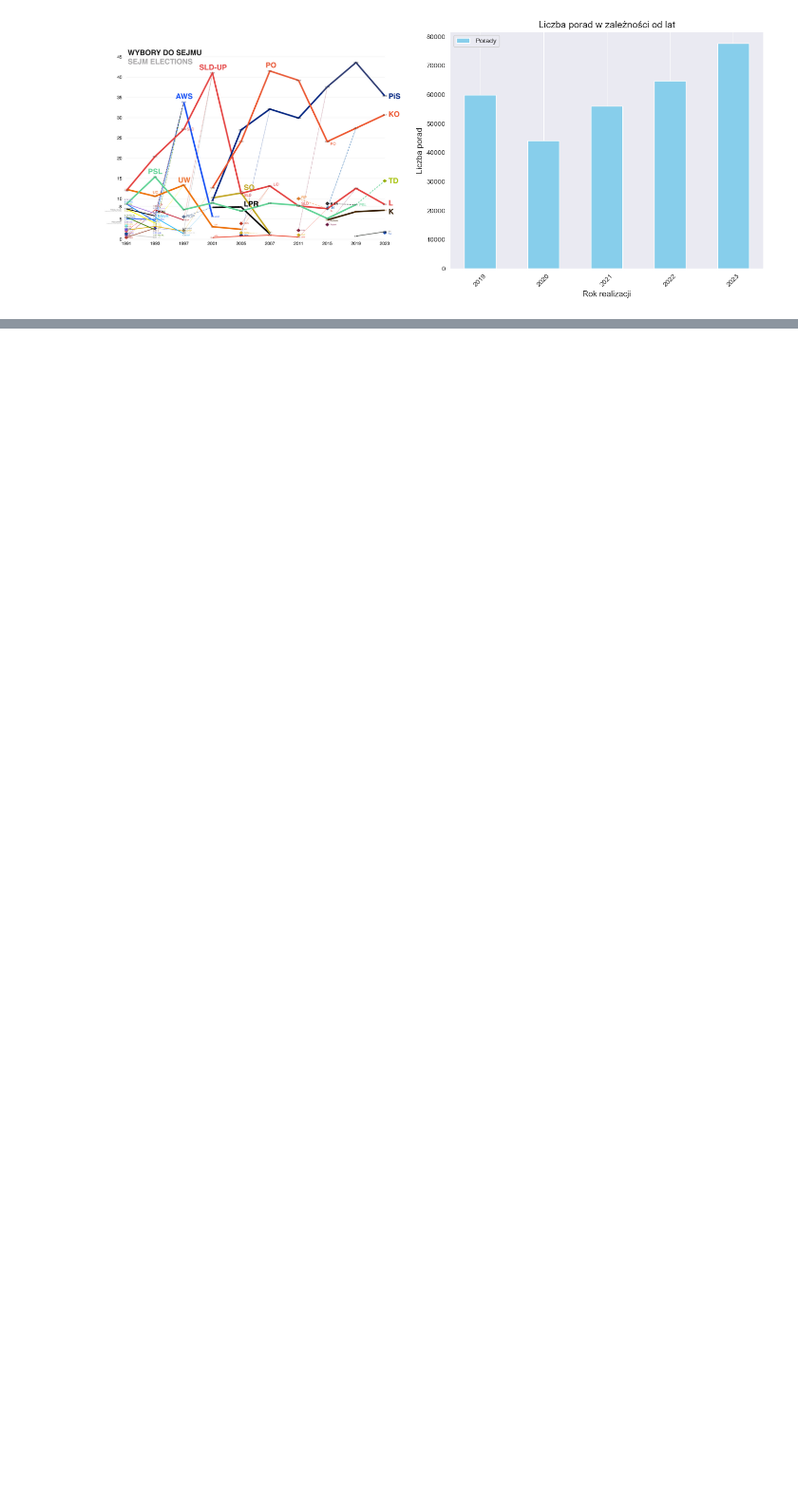
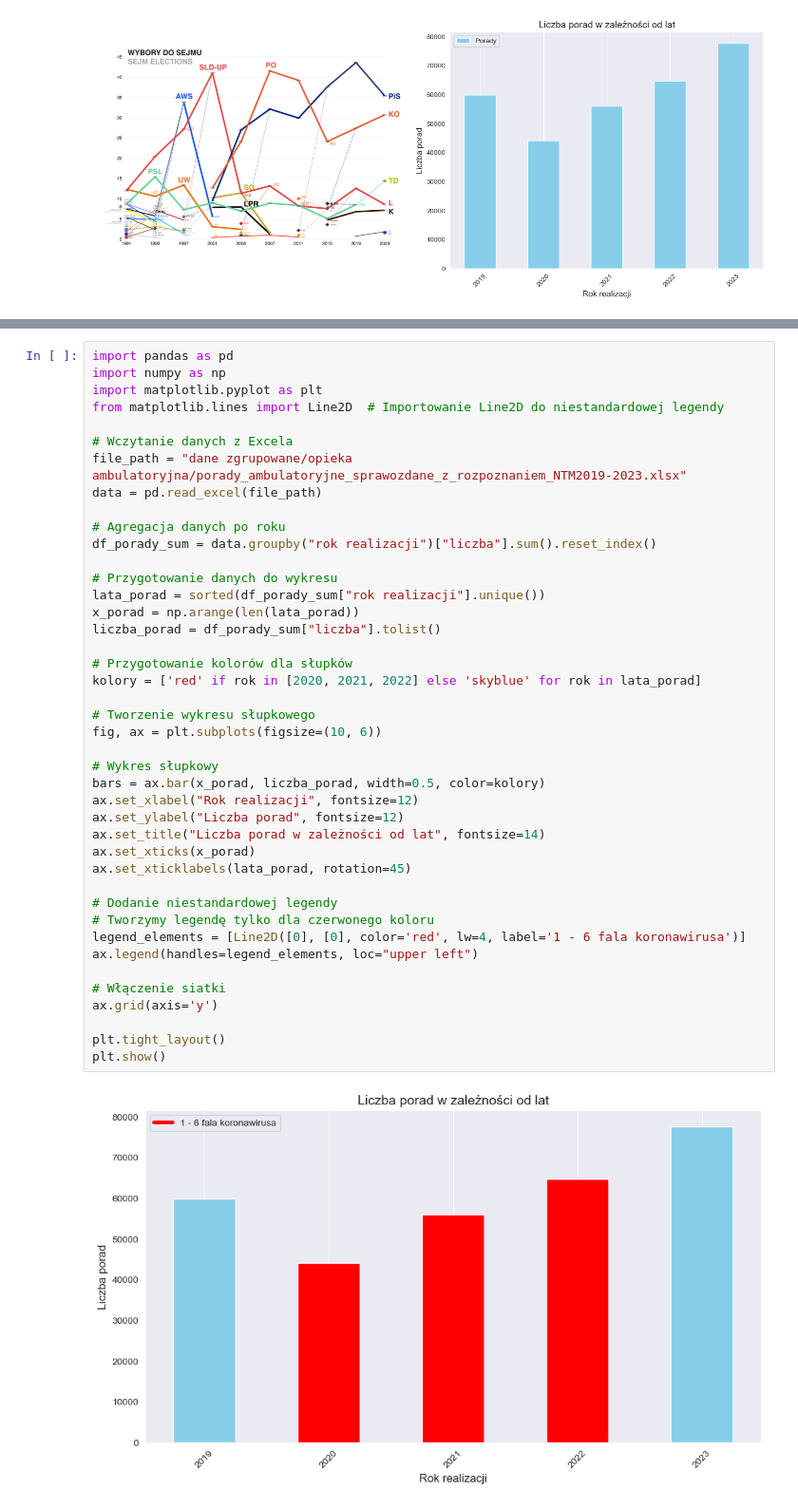
Before and after one commit to KacperJarosik/NTM, a Jupyter notebook: main.ipynb, the cells around one changed output, grey strips where cells are left out. Shown at 95% size. Cells and saved outputs as stored; diff of their text form; blank space fills up the shorter version.

Commit message:
NTM a okres między 1 i 6 falą koronawirusa

```diff
--- a/main.ipynb
+++ b/main.ipynb
@@ -761,0 +765,44 @@ plt.show()
+# %%
+import pandas as pd
+import numpy as np
+import matplotlib.pyplot as plt
+from matplotlib.lines import Line2D  # Importowanie Line2D do niestandardowej legendy
+
+# Wczytanie danych z Excela
+file_path = "dane zgrupowane/opieka ambulatoryjna/porady_ambulatoryjne_sprawozdane_z_rozpoznaniem_NTM2019-2023.xlsx"
+data = pd.read_excel(file_path)
+
+# Agregacja danych po roku
+df_porady_sum = data.groupby("rok realizacji")["liczba"].sum().reset_index()
+
+# Przygotowanie danych do wykresu
+lata_porad = sorted(df_porady_sum["rok realizacji"].unique())
+x_porad = np.arange(len(lata_porad))
+liczba_porad = df_porady_sum["liczba"].tolist()
+
+# Przygotowanie kolorów dla słupków
+kolory = ['red' if rok in [2020, 2021, 2022] else 'skyblue' for rok in lata_porad]
+
+# Tworzenie wykresu słupkowego
+fig, ax = plt.subplots(figsize=(10, 6))
+
+# Wykres słupkowy
+bars = ax.bar(x_porad, liczba_porad, width=0.5, color=kolory)
+ax.set_xlabel("Rok realizacji", fontsize=12)
+ax.set_ylabel("Liczba porad", fontsize=12)
+ax.set_title("Liczba porad w zależności od lat", fontsize=14)
+ax.set_xticks(x_porad)
+ax.set_xticklabels(lata_porad, rotation=45)
+
+# Dodanie niestandardowej legendy
+# Tworzymy legendę tylko dla czerwonego koloru
+legend_elements = [Line2D([0], [0], color='red', lw=4, label='1 - 6 fala koronawirusa')]
+ax.legend(handles=legend_elements, loc="upper left")
+
+# Włączenie siatki
+ax.grid(axis='y')
+
+plt.tight_layout()
+plt.show()
+# %% [output]
+[figure, added]
```
Also changed, not shown: parts of 1 cell of this notebook.
